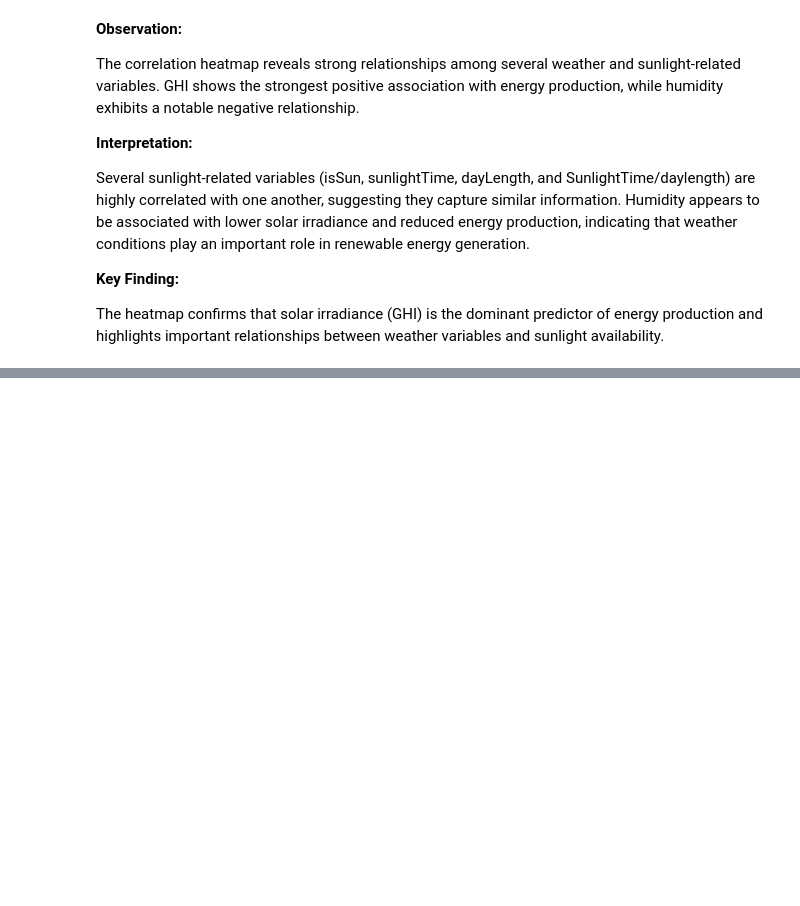
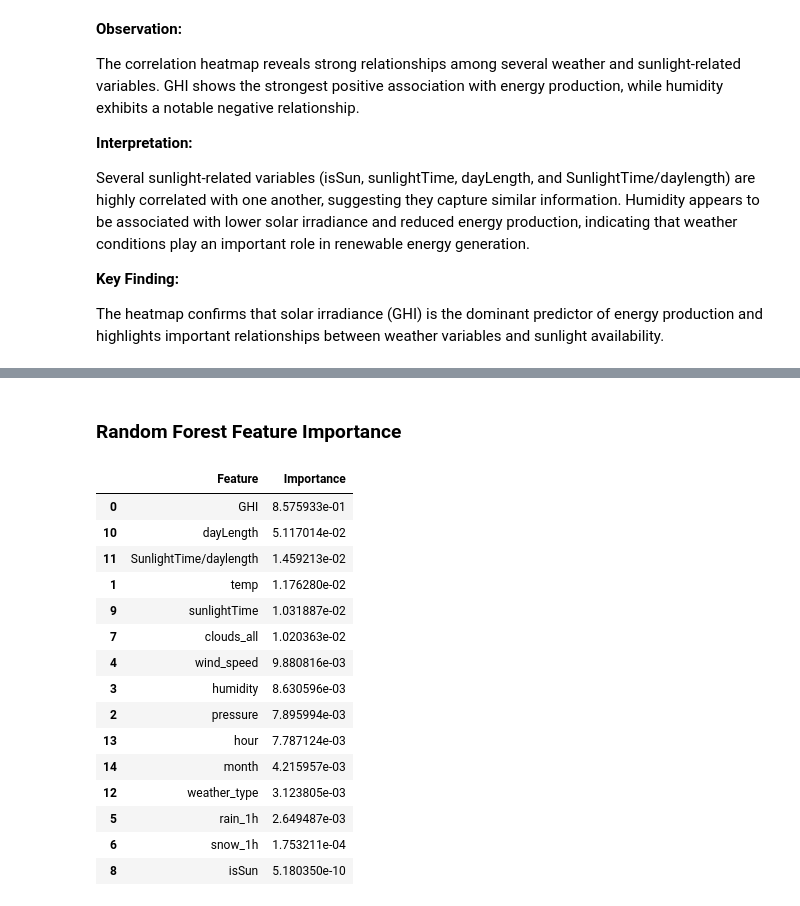
Before and after one commit to raminrad96/renewable-energy-intelligence, a Jupyter notebook: notebooks/01_data_understanding.ipynb, the cells around one changed output, grey strips where cells are left out. Drawn from its saved outputs; the diff is of its cells as text; code cells hidden in the pictures; blank space fills up the shorter version.

```diff
--- a/notebooks/01_data_understanding.ipynb
+++ b/notebooks/01_data_understanding.ipynb
@@ -490,0 +686,9 @@ The heatmap confirms that solar irradiance (GHI) is the dominant predictor of en
+# %%
+X = df_ml.drop(
+    columns=["Time", "Energy delta[Wh]"]
+)
+
+y = df_ml["Energy delta[Wh]"]
+
+print("Features shape:", X.shape)
+print("Target shape:", y.shape)
@@ -490,0 +795,12 @@ The heatmap confirms that solar irradiance (GHI) is the dominant predictor of en
+# %%
+from sklearn.ensemble import RandomForestRegressor
+
+rf_model = RandomForestRegressor(
+    n_estimators=100,
+    random_state=42,
+    n_jobs=-1
+)
+
+rf_model.fit(X_train, y_train)
+
+print("Random Forest model trained successfully.")
@@ -490,0 +881,31 @@ The heatmap confirms that solar irradiance (GHI) is the dominant predictor of en
+# %% [markdown]
+### Random Forest Feature Importance
+# %%
+feature_importance = pd.DataFrame({
+    "Feature": X.columns,
+    "Importance": rf_model.feature_importances_
+})
+
+feature_importance = feature_importance.sort_values(
+    by="Importance",
+    ascending=False
+)
+
+feature_importance
+# %% [output]
+|  | Feature | Importance |
+| 0 | GHI | 8.575933e-01 |
+| 10 | dayLength | 5.117014e-02 |
+| 11 | SunlightTime/daylength | 1.459213e-02 |
+| 1 | temp | 1.176280e-02 |
+| 9 | sunlightTime | 1.031887e-02 |
+| 7 | clouds_all | 1.020363e-02 |
+| 4 | wind_speed | 9.880816e-03 |
+| 3 | humidity | 8.630596e-03 |
+| 2 | pressure | 7.895994e-03 |
+| 13 | hour | 7.787124e-03 |
+| 14 | month | 4.215957e-03 |
+| 12 | weather_type | 3.123805e-03 |
+| 5 | rain_1h | 2.649487e-03 |
+| 6 | snow_1h | 1.753211e-04 |
+| 8 | isSun | 5.180350e-10 |
```
Also changed, not shown: parts of 51 cells of this notebook, 8 other files.
